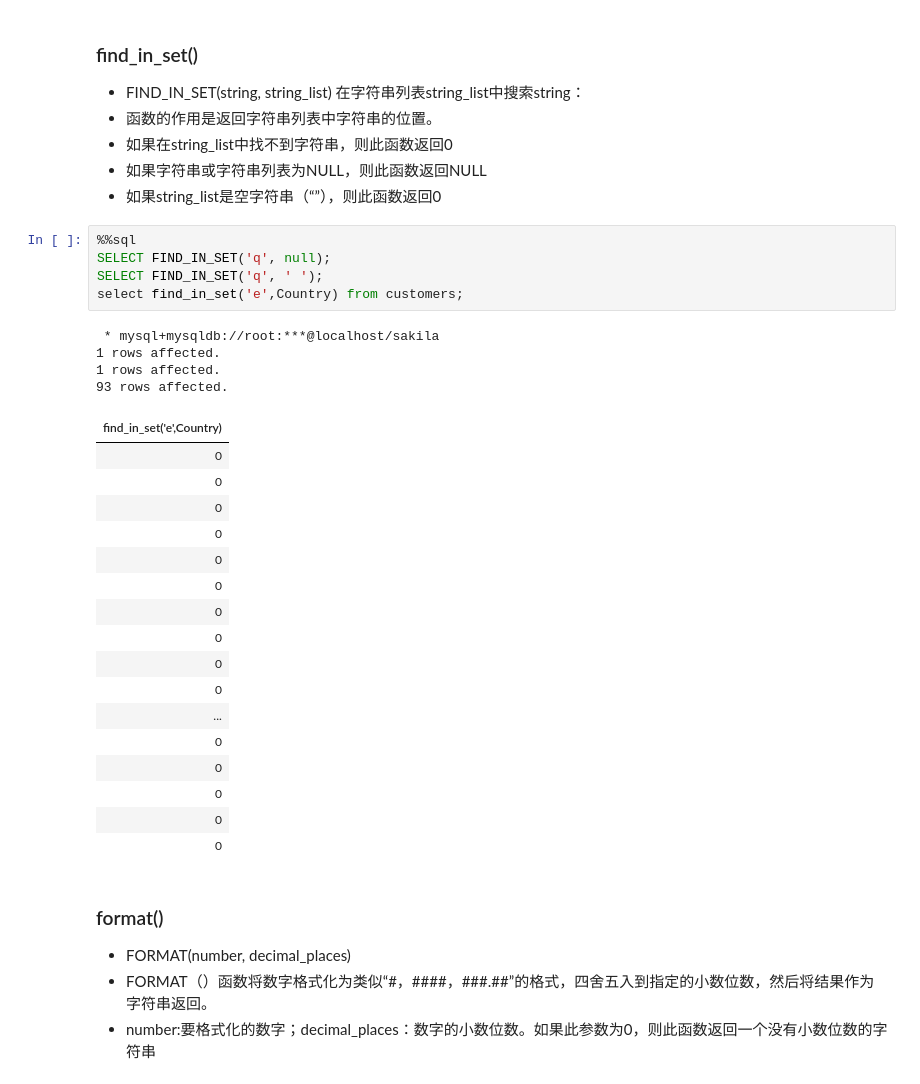
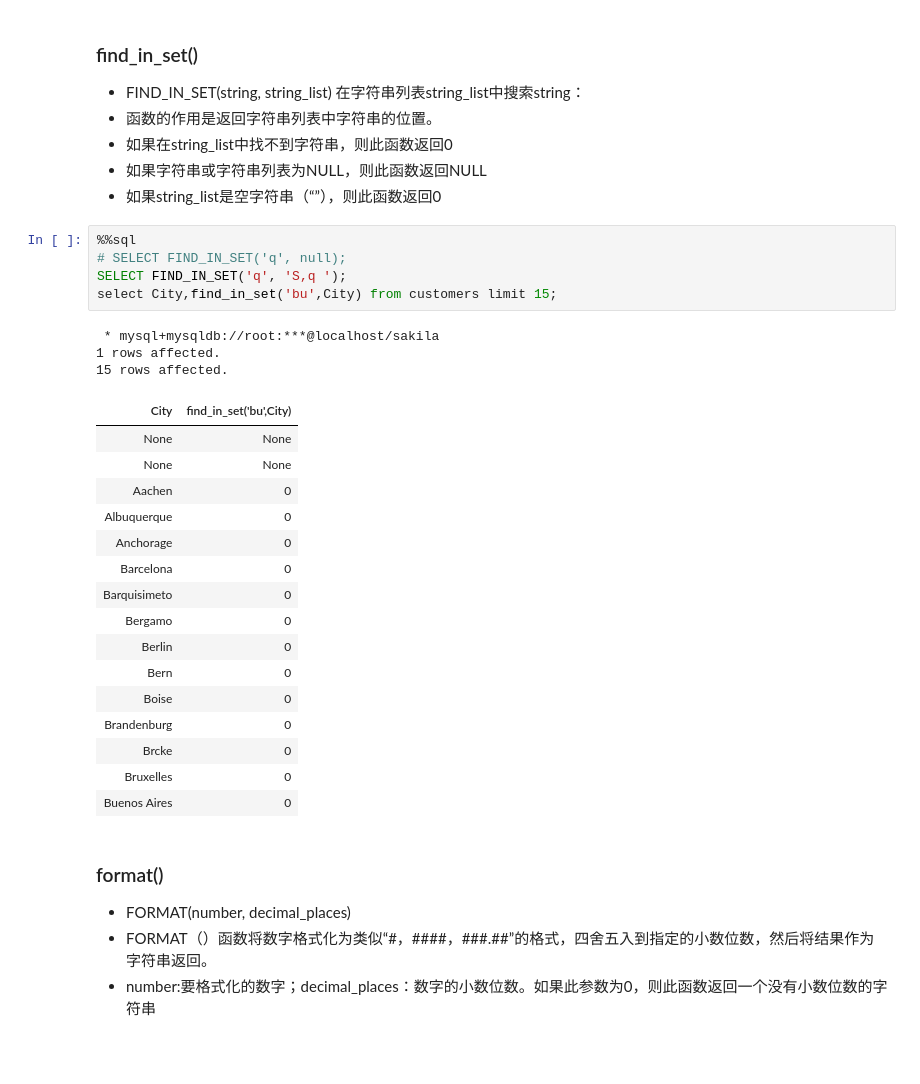
Before and after one commit to jinlin82/database-and-sql, a Jupyter notebook: sql-magic.ipynb, the cells around one changed output. Saved outputs shown, nothing was run; the diff lists cells and outputs as text; blank space fills up the shorter version.

```diff
--- a/sql-magic.ipynb
+++ b/sql-magic.ipynb
@@ -266,31 +263,29 @@ show databases;
 - 如果string_list是空字符串（“”），则此函数返回0
 # %%
 %%sql
-SELECT FIND_IN_SET('q', null);
-SELECT FIND_IN_SET('q', ' ');
-select find_in_set('e',Country) from customers;
+# SELECT FIND_IN_SET('q', null);
+SELECT FIND_IN_SET('q', 'S,q ');
+select City,find_in_set('bu',City) from customers limit 15;
 # %% [output]
  * mysql+mysqldb://root:***@localhost/sakila
 1 rows affected.
-1 rows affected.
-93 rows affected.
+15 rows affected.
-| find_in_set('e',Country) |
-| 0 |
-| 0 |
-| 0 |
-| 0 |
-| 0 |
-| 0 |
-| 0 |
-| 0 |
-| 0 |
-| 0 |
-| ... |
-| 0 |
-| 0 |
-| 0 |
-| 0 |
-| 0 |
+| City | find_in_set('bu',City) |
+| None | None |
+| None | None |
+| Aachen | 0 |
+| Albuquerque | 0 |
+| Anchorage | 0 |
+| Barcelona | 0 |
+| Barquisimeto | 0 |
+| Bergamo | 0 |
+| Berlin | 0 |
+| Bern | 0 |
+| Boise | 0 |
+| Brandenburg | 0 |
+| Brcke | 0 |
+| Bruxelles | 0 |
+| Buenos Aires | 0 |
 # %% [markdown]
 ### format()
 
```
Also changed, not shown: parts of 11 cells of this notebook.
